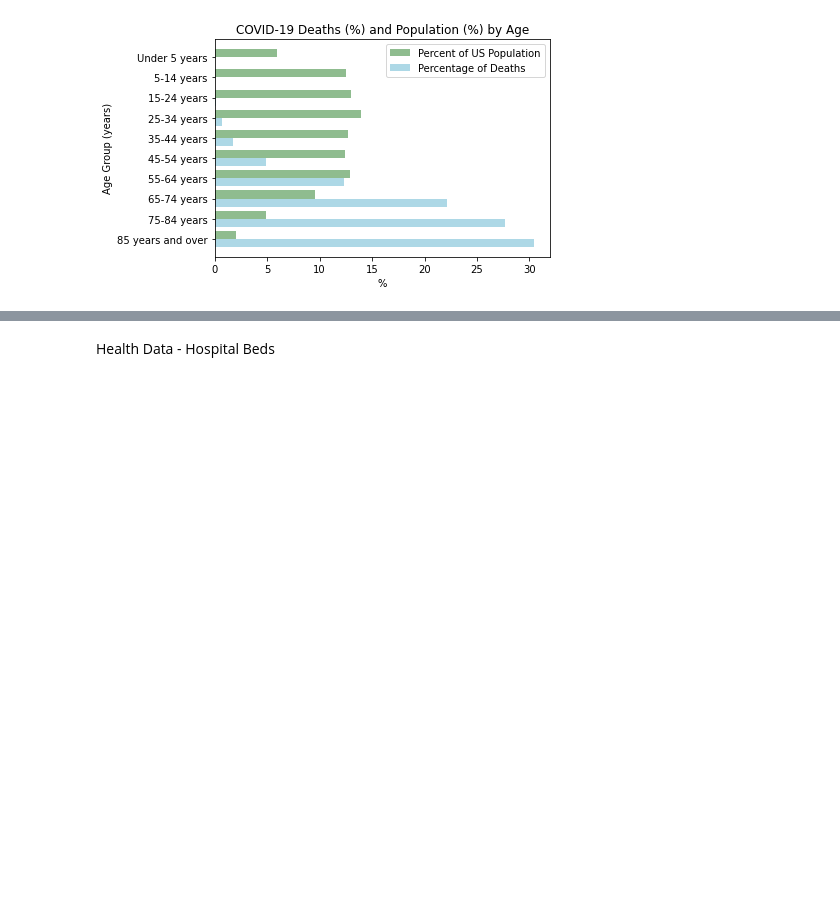
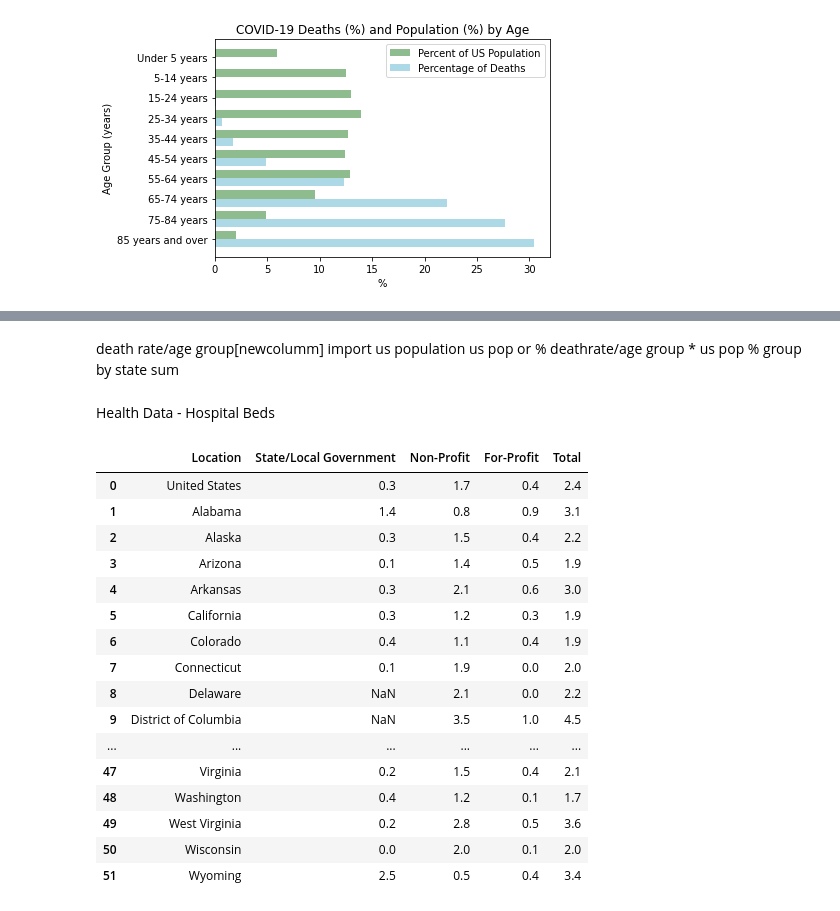
Before and after one commit to jenniecinelli/project_one, a Jupyter notebook: Folder4/Master.ipynb, the cells around one changed output, grey strips where cells are left out. Drawn from its saved outputs; the diff is of its cells as text; code cells hidden in the pictures; blank space fills up the shorter version.

```diff
--- a/Folder4/Master.ipynb
+++ b/Folder4/Master.ipynb
@@ -89,3 +108,10 @@ plt.show()
+# %% [markdown]
+death rate/age group[newcolumm]
+import us population
+us pop or %
+deathrate/age group * us pop %
+group by state
+sum
 # %%
 # Can we explain the above / what are other factors?
 # %%
@@ -98,7 +124,30 @@ plt.show()
 # %% [markdown]
 Health Data - Hospital Beds
 # %%
-hospital_beds = pd.read_csv("../Folder1/hospitalbeds_percapita_bystate.csv",skiprows=(0,1))
+hospital_df = pd.read_csv("../Folder1/hospitalbeds_percapita_bystate.csv",skiprows=(0,1))
+# %%
+hospital_df.drop([52,53,54,55,56,57,58,59,60,61,62,63,64,65,66],inplace=True)
+hospital_df = hospital_df.reset_index(drop=True)
+# %%
+hospital_df
+# %% [output]
+|  | Location | State/Local Government | Non-Profit | For-Profit | Total |
+| 0 | United States | 0.3 | 1.7 | 0.4 | 2.4 |
+| 1 | Alabama | 1.4 | 0.8 | 0.9 | 3.1 |
+| 2 | Alaska | 0.3 | 1.5 | 0.4 | 2.2 |
+| 3 | Arizona | 0.1 | 1.4 | 0.5 | 1.9 |
+| 4 | Arkansas | 0.3 | 2.1 | 0.6 | 3.0 |
+| 5 | California | 0.3 | 1.2 | 0.3 | 1.9 |
+| 6 | Colorado | 0.4 | 1.1 | 0.4 | 1.9 |
+| 7 | Connecticut | 0.1 | 1.9 | 0.0 | 2.0 |
+| 8 | Delaware | NaN | 2.1 | 0.0 | 2.2 |
+| 9 | District of Columbia | NaN | 3.5 | 1.0 | 4.5 |
+| ... | ... | ... | ... | ... | ... |
+| 47 | Virginia | 0.2 | 1.5 | 0.4 | 2.1 |
+| 48 | Washington | 0.4 | 1.2 | 0.1 | 1.7 |
+| 49 | West Virginia | 0.2 | 2.8 | 0.5 | 3.6 |
+| 50 | Wisconsin | 0.0 | 2.0 | 0.1 | 2.0 |
+| 51 | Wyoming | 2.5 | 0.5 | 0.4 | 3.4 |
 # %%
 us_state_abbrev = {
     'United States': 'USA',
```
Also changed, not shown: parts of 10 cells of this notebook, 3 other files.
